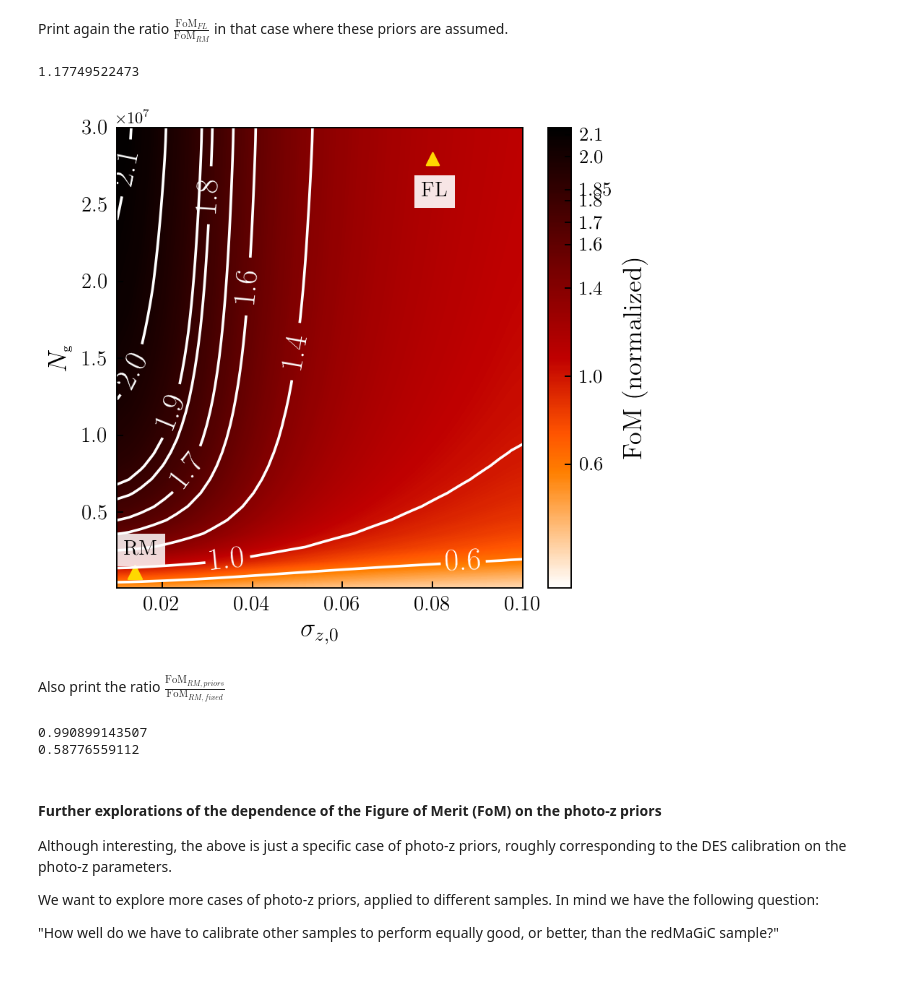
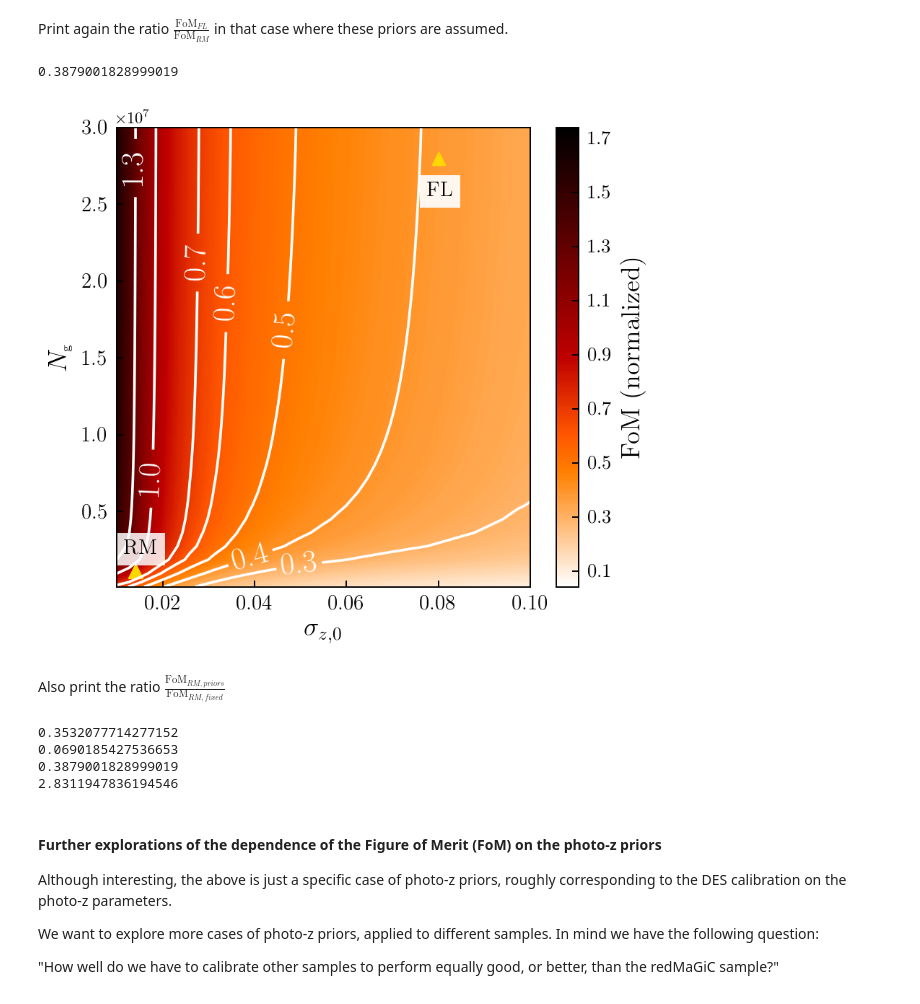
Before and after one commit to dtanoglidis/Photo_z_samples, a Jupyter notebook: Single Redshift Bin.ipynb, the cells around one changed output. Saved outputs shown, nothing was run; the diff lists cells and outputs as text; code cells hidden in the pictures.

```diff
--- a/Single Redshift Bin.ipynb
+++ b/Single Redshift Bin.ipynb
@@ -755,7 +757,7 @@ for i in range(size):
         Fish_mat = FSB(z_i,z_f,sig_z,z_bias,bias,f_sky,N_gal)
 
         #Calculate the common prior now
-        prior = 0.01*sig_z
+        prior = 0.2*sig_z
 
         inv_sig_sq_prior = 1.0/(prior**2.0)
 
@@ -777,8 +779,8 @@ Fish_rm_Free = FSB(z_i,z_f, sig_rm, z_bias, bias, f_sky, N_rm)
 Fish_fl_Free = FSB(z_i,z_f, sig_fl, z_bias, bias, f_sky, N_fl)
 
 # Priors for the two samples
-prior_rm = 0.01*sig_rm  # Prior for the redmagic sample
-prior_fl = 0.01*sig_fl  # Prior for the flux limited sample
+prior_rm = 0.2*sig_rm  # Prior for the redmagic sample
+prior_fl = 0.2*sig_fl  # Prior for the flux limited sample
 
 #inverses
 inv_rm_prior = 1.0/(prior_rm**2.0)
@@ -818,7 +820,7 @@ print(FoM_fl_prior/FoM_rm_prior)
 FoM_prior_tr = np.matrix.transpose(FoM_prior)
 FoM_prior_norm = FoM_prior_tr/(FoM_rm_prior)
 # %% [output]
-1.17749522473
+0.3879001828999019
 # %%
 def FoM_prior_return(a_1,a_2):
     FoMino = FoM_prior_norm
@@ -830,47 +832,52 @@ fig = plt.figure(figsize = (5.0,4.5))
 a_1, a_2 = np.meshgrid(sig_z_arr,N_gal_arr )
 FoM_pr = FoM_prior_return(a_1, a_2)
 
 FoM_pr = scipy.ndimage.gaussian_filter(FoM_pr, 1)
 levels = np.linspace(np.min(FoM_prior_norm),np.max(FoM_prior_norm),300)
 image = plt.contourf(a_1, a_2, FoM_pr , levels=levels, cmap=plt.cm.gist_heat_r)
 #===============================================================================
 #===============================================================================
 
-C = plt.contour(a_1,a_2, FoM_pr, [0.6,1.0,1.4, 1.6,1.7,1.8, 1.85,2.0,2.1,2.2] , colors=('w','w', 'w', 'w', 'w','w', 'w', 'w', 'w','w','w','w','w','w'),linestyle ='--',  linewidth=2.0)
+C = plt.contour(a_1,a_2, FoM_pr, [0.3,0.4,0.5, 0.6,0.7,1.0,1.3] , colors=('w','w', 'w', 'w', 'w','w', 'w', 'w', 'w','w','w','w','w','w'),linestyle ='--',  linewidth=2.2)
 plt.clabel(C, inline=2, fontsize=18, fmt='%1.1f', fontweight='heavy')
 
 #plt.yscale('log')
 
 
 plt.scatter(0.08,2.8e7, color='gold', s=50.0, marker='^')
 
-plt.text(0.0775, 2.55e7,'FL', color='black', fontsize=12, bbox=dict(facecolor='white', edgecolor='none', alpha=0.9))
+plt.text(0.0775, 2.55e7,'FL', color='black', fontsize=12, bbox=dict(facecolor='white', edgecolor='none', alpha=0.92))
 plt.scatter(0.014,1.1e6, color='gold', s=60.0, marker='^')
 plt.text(0.0116, 2.2e6,'RM', color='black', fontsize=12, bbox=dict(facecolor='white', edgecolor='none', alpha=0.85))
 plt.tick_params(axis='both', labelsize=12)
 
 plt.xlabel("$\sigma_{z,0}$", fontsize=15);plt.ylabel("$N_{\mbox{\scriptsize{g}}}$", fontsize=15)
 
 
 plt.xlim(0.01,0.1);plt.ylim(1.0e5, 3.0e7)
 
-cbar = plt.colorbar(image, orientation='vertical', ticks=[0.6,1.0,1.4, 1.6,1.7,1.8, 1.85,2.0,2.1,2.2])
+cbar = plt.colorbar(image, orientation='vertical', ticks=[0.1,0.3,0.5,0.7,0.9,1.1,1.3,1.5,1.7,1.9])
 cbar.set_label('FoM (normalized)', fontsize=15)
-cbar.ax.set_yticklabels([0.6,1.0,1.4, 1.6,1.7,1.8, 1.85,2.0,2.1,2.2], fontsize=11)
+cbar.ax.set_yticklabels([0.1,0.3,0.5,0.7,0.9,1.1,1.3,1.5,1.7,1.9], fontsize=11)
 
 plt.tight_layout()
-#plt.savefig('FoM_single_bin_priors.pdf')
+plt.savefig('FoM_single_bin_priors.pdf')
 plt.show()
 # %% [output]
-[figure, old version]
+[figure, new version]
 # %% [markdown]
 Also print the ratio $\frac{\mbox{FoM}_{RM,priors}}{\mbox{FoM}_{RM,fixed}}$
 # %%
 print(FoM_rm_prior/FoM_rm_fix)
 print(FoM_fl_prior/FoM_fl_fix)
+
+print(FoM_fl_prior/FoM_rm_prior)
+print(FoM_rm_fix/FoM_rm_prior)
 # %% [output]
-0.990899143507
-0.58776559112
+0.3532077714277152
+0.0690185427536653
+0.3879001828999019
+2.8311947836194546
 # %% [markdown]
 #### Further explorations of the dependence of the Figure of Merit (FoM) on the photo-z priors
 
```
Also changed, not shown: parts of 34 cells of this notebook.
